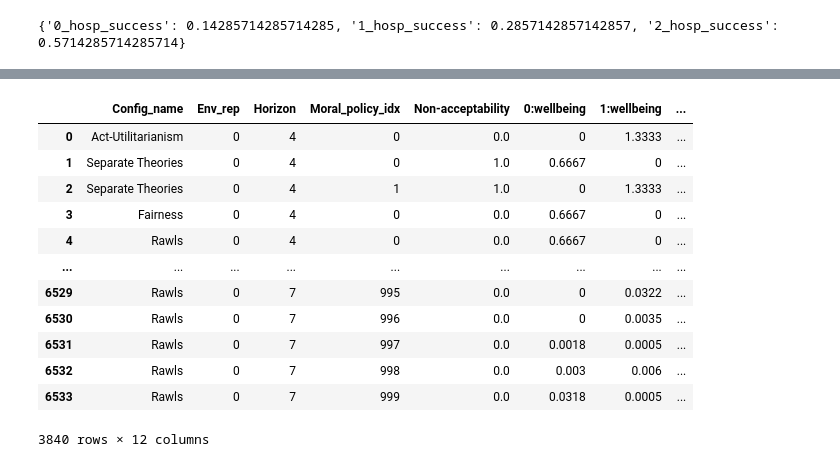
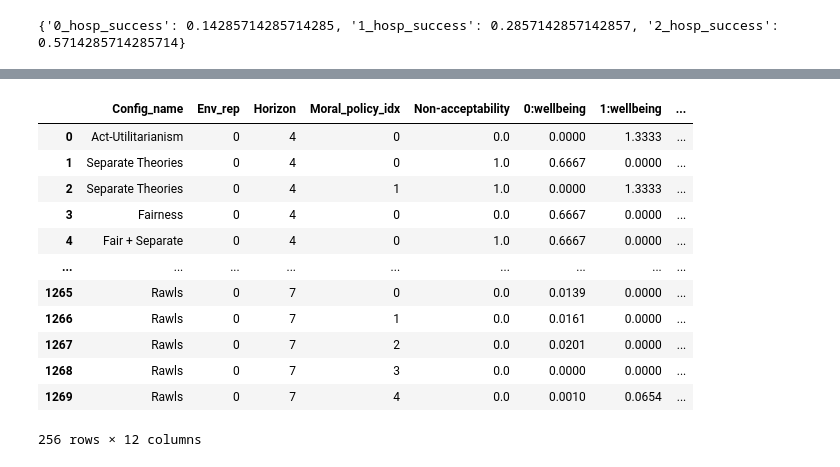
Before and after one commit to sameysimon/MoralPlanner, a Jupyter notebook: Notebooks/Rescue.ipynb, the cells around one changed output, grey strips where cells are left out. Cells and saved outputs as stored; diff of their text form; code cells hidden in the pictures.

```diff
--- a/Notebooks/Rescue.ipynb
+++ b/Notebooks/Rescue.ipynb
@@ -49,14 +49,14 @@ def GenerateTeamConfigs(teams_:list, name_prefix=None):
     for t in teams_:
         con["Theories"].append([f"{t}", "Utility", 0])
         con["Considerations"].append([f"{t}:wellbeing", [f"{t}", "Fair"]])
-    #configs[f"{name_prefix}fair_bal"] = con
+    configs[f"{name_prefix}fair_bal"] = con
 
     # Fairness + Act-Utilitarianism
     con = {"Theories": [["Fair", "Fairness", 0]], "Considerations": []}
     for t in teams_:
         con["Theories"].append([f"{t}", "Utility", 0])
         con["Considerations"].append([f"{t}:wellbeing", [f"{t}", "Fair"]])
-    #configs[f"{len(teams_)}_fair_bal"] = con
+    configs[f"{len(teams_)}_fair_bal"] = con
 
     # Rawls
     con = {"Theories":[["Rawls", "Maximin", 0]], "Considerations": []}
@@ -69,7 +69,7 @@ def GenerateTeamConfigs(teams_:list, name_prefix=None):
     for t in teams_:
         con["Theories"].append([f"{t}", "Utility", 0])
         con["Considerations"].append([f"{t}:wellbeing", [f"{t}", "Rawls"]])
-    #configs[f"{name_prefix}rawl_bal"] = con
+    configs[f"{name_prefix}rawl_bal"] = con
 
     return configs
 
@@ -87,16 +87,18 @@ markers = {
     "Separate Theories": "o",
     "Act-Utilitarianism": "s",
     "Fairness": "^",
-    "Rawls": "*"
+    "Rawls": "*",
+    "Fair + balance": ".",
+    "Rawls + balance": "x"
 }
 colours = {
-    "Separate Theories": "green",
-    "Act-Utilitarianism": "blue",
-    "Fairness": "orange",
-    "Rawls": "red"
+    "Separate Theories": "blue",
+    "Act-Utilitarianism": "black",
+    "Fairness": "green",
+    "Rawls": "red",
+    "Fair + balance": "cyan",
+    "Rawls + balance": "magenta",
 }
-
-print(MakeTeamWeights([i for i in range(3)]))
 # %% [output]
 {'0_hosp_success': 0.14285714285714285, '1_hosp_success': 0.2857142857142857, '2_hosp_success': 0.5714285714285714}
 # %%
@@ -309,40 +280,41 @@ findfont: Font family 'Charter' not found.
 # %%
 cols = [f"{t}:wellbeing" for t in teams]
 worth_df = pd.DataFrame(er.GetWorthData(worth_tags=[f"{t}:wellbeing" for t in teams], envRepetitions=env_reps))
+for t in cols:
+    worth_df[t] = pd.to_numeric(worth_df[t])
 worth_df = worth_df.drop(columns=["Conf_rep"])
 worth_df['communities'] = worth_df['Config_name'].str[:1]
 worth_df["Config_name"] = np.select(
     [
         worth_df["Config_name"].str.contains("fair_bal", case=False, na=False),
         worth_df["Config_name"].str.contains("rawls_bal", case=False, na=False),
         worth_df["Config_name"].str.contains("add", case=False, na=False),
         worth_df["Config_name"].str.contains("bal", case=False, na=False),
         worth_df["Config_name"].str.contains("fair", case=False, na=False),
         worth_df["Config_name"].str.contains("rawl", case=False, na=False),
     ],
     [
         "Fair + Separate",
         "Rawls + Separate",
         "Act-Utilitarianism",
         "Separate Theories",
         "Fairness",
         "Rawls",
     ],
     default=worth_df["Config_name"]
 )
-worth_df = worth_df.groupby(['Config_name', 'Env_rep', 'communities', 'Horizon'], sort=False, as_index=False)
-worth_df.head(1000)
+worth_df.groupby(['Config_name', 'Env_rep', 'communities', 'Horizon'], sort=False, as_index=False).head()
 # %% [output]
 |  | Config_name | Env_rep | Horizon | Moral_policy_idx | Non-acceptability | 0:wellbeing | 1:wellbeing | ... |
-| 0 | Act-Utilitarianism | 0 | 4 | 0 | 0.0 | 0 | 1.3333 | ... |
-| 1 | Separate Theories | 0 | 4 | 0 | 1.0 | 0.6667 | 0 | ... |
-| 2 | Separate Theories | 0 | 4 | 1 | 1.0 | 0 | 1.3333 | ... |
-| 3 | Fairness | 0 | 4 | 0 | 0.0 | 0.6667 | 0 | ... |
-| 4 | Rawls | 0 | 4 | 0 | 0.0 | 0.6667 | 0 | ... |
+| 0 | Act-Utilitarianism | 0 | 4 | 0 | 0.0 | 0.0000 | 1.3333 | ... |
+| 1 | Separate Theories | 0 | 4 | 0 | 1.0 | 0.6667 | 0.0000 | ... |
+| 2 | Separate Theories | 0 | 4 | 1 | 1.0 | 0.0000 | 1.3333 | ... |
+| 3 | Fairness | 0 | 4 | 0 | 0.0 | 0.6667 | 0.0000 | ... |
+| 4 | Fair + Separate | 0 | 4 | 0 | 1.0 | 0.6667 | 0.0000 | ... |
 | ... | ... | ... | ... | ... | ... | ... | ... | ... |
-| 6529 | Rawls | 0 | 7 | 995 | 0.0 | 0 | 0.0322 | ... |
-| 6530 | Rawls | 0 | 7 | 996 | 0.0 | 0 | 0.0035 | ... |
-| 6531 | Rawls | 0 | 7 | 997 | 0.0 | 0.0018 | 0.0005 | ... |
-| 6532 | Rawls | 0 | 7 | 998 | 0.0 | 0.003 | 0.006 | ... |
-| 6533 | Rawls | 0 | 7 | 999 | 0.0 | 0.0318 | 0.0005 | ... |
+| 1265 | Rawls | 0 | 7 | 0 | 0.0 | 0.0139 | 0.0000 | ... |
+| 1266 | Rawls | 0 | 7 | 1 | 0.0 | 0.0161 | 0.0000 | ... |
+| 1267 | Rawls | 0 | 7 | 2 | 0.0 | 0.0201 | 0.0000 | ... |
+| 1268 | Rawls | 0 | 7 | 3 | 0.0 | 0.0000 | 0.0000 | ... |
+| 1269 | Rawls | 0 | 7 | 4 | 0.0 | 0.0010 | 0.0654 | ... |
-3840 rows × 12 columns
+256 rows × 12 columns
```
Also changed, not shown: parts of 10 cells of this notebook, 16 other files.
